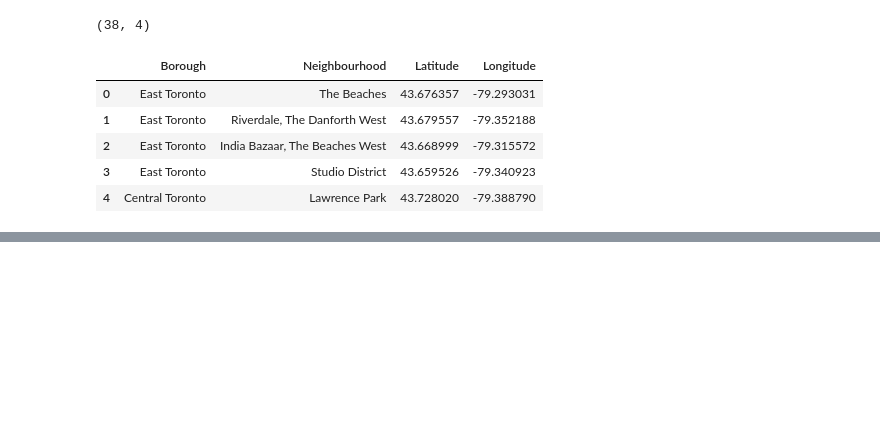
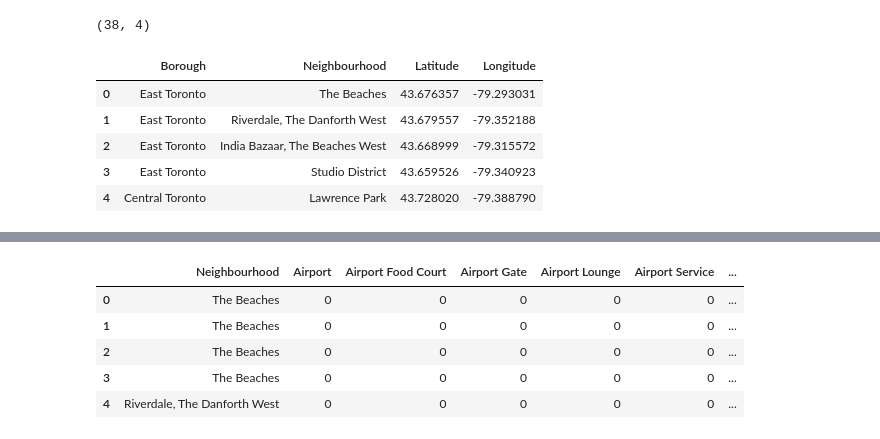
Before and after one commit to munyee63/Capstone-for-applied-data-science, a Jupyter notebook: Neighborhoods in Toronto.ipynb, the cells around one changed output, grey strips where cells are left out. Saved outputs shown, nothing was run; the diff lists cells and outputs as text; code cells hidden in the pictures; blank space fills up the shorter version.

```diff
--- a/Neighborhoods in Toronto.ipynb
+++ b/Neighborhoods in Toronto.ipynb
@@ -225,0 +335,15 @@ Toronto_map
+# %%
+toronto_onehot = pd.get_dummies(toronto_venues[['Venue Category']], prefix="", prefix_sep="")
+
+toronto_onehot['Neighbourhood'] = toronto_venues['Neighbourhood']
+fixed_columns = [toronto_onehot.columns[-1]] + list(toronto_onehot.columns[:-1])
+toronto_onehot = toronto_onehot[fixed_columns]
+
+toronto_onehot.head()
+# %% [output]
+|  | Neighbourhood | Airport | Airport Food Court | Airport Gate | Airport Lounge | Airport Service | ... |
+| 0 | The Beaches | 0 | 0 | 0 | 0 | 0 | ... |
+| 1 | The Beaches | 0 | 0 | 0 | 0 | 0 | ... |
+| 2 | The Beaches | 0 | 0 | 0 | 0 | 0 | ... |
+| 3 | The Beaches | 0 | 0 | 0 | 0 | 0 | ... |
+| 4 | Riverdale, The Danforth West | 0 | 0 | 0 | 0 | 0 | ... |
```
Also changed, not shown: parts of 12 cells of this notebook.
